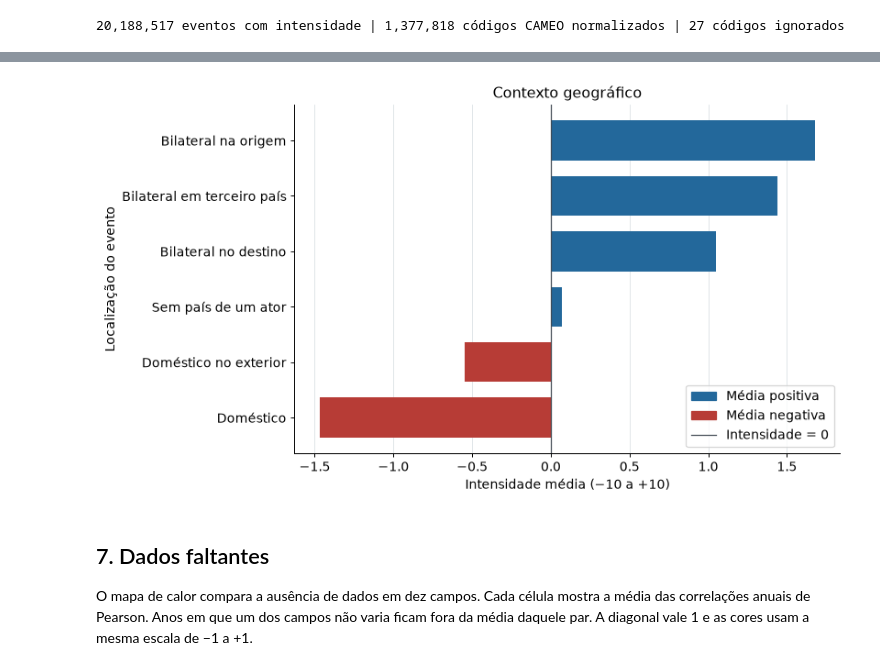
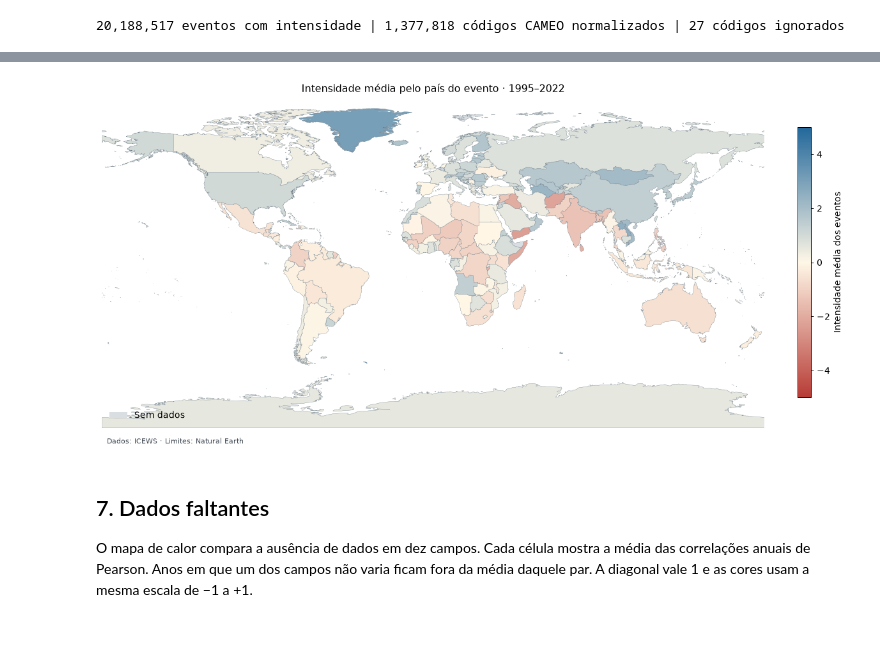
Before and after one commit to eduaab/projeto-grafos, a Jupyter notebook: data/dataset_parte2/Parte2_ICEWS.ipynb, the cells around one changed output, grey strips where cells are left out. Cells and saved outputs as stored; diff of their text form; code cells hidden in the pictures; blank space fills up the shorter version.

```diff
--- a/data/dataset_parte2/Parte2_ICEWS.ipynb
+++ b/data/dataset_parte2/Parte2_ICEWS.ipynb
@@ -756,6 +756,7 @@ def preparar_intensidades(pasta_raw):
     setores = {}
     veiculos = {}
     locais = {}
+    paises_evento = {}
 
     total = 0
     normalizados = 0
@@ -845,6 +846,9 @@ def preparar_intensidades(pasta_raw):
                     contexto = tipo_localizacao(origem, destino, local)
                     acumular(locais, contexto, intensidade)
 
+                    if local:
+                        acumular(paises_evento, local, intensidade)
+
     resumo_cameo = []
 
     for familia, nome in NOMES_FAMILIAS.items():
@@ -865,6 +869,7 @@ def preparar_intensidades(pasta_raw):
         "setor": medias_por_frequencia(setores, "setor"),
         "veiculo": medias_por_frequencia(veiculos, "veiculo"),
         "localizacao": medias_por_frequencia(locais, "tipo_localizacao"),
+        "paises_evento": paises_evento,
     }
     print(f"{total:,} eventos com intensidade | {normalizados:,} códigos CAMEO normalizados | "
           f"{invalidos:,} códigos ignorados")
@@ -996,8 +1017,7 @@ mostrar(fig, "avd_exp4_ano")
 veiculos_frequentes = intensidades["veiculo"][:10]
 veiculos = series_intensidade(veiculos_frequentes, "veiculo", {})
 
-fig, ax = plt.subplots(figsize=(10, 6), layout="constrained")
-barras_intensidade(ax, veiculos, "10 veículos mais frequentes", "Veículo")
-ax.legend(handles=legenda_intensidade(), loc="lower right")
+fig, ax = plt.subplots(figsize=(15.6, 6), layout="constrained")
+barras_intensidade_verticais(ax, veiculos, "10 veículos mais frequentes", "Veículo")
 mostrar(fig, "avd_exp4_veiculos")
 # %% [output]
@@ -1005,12 +1025,86 @@ mostrar(fig, "avd_exp4_veiculos")
 # %%
-locais = series_intensidade(intensidades["localizacao"], "tipo_localizacao", LOCAIS)
+import unicodedata
 
-fig, ax = plt.subplots(figsize=(9, 5), layout="constrained")
-barras_intensidade(ax, locais, "Contexto geográfico", "Localização do evento")
-ax.legend(handles=legenda_intensidade(), loc="lower right")
-mostrar(fig, "avd_exp4_localizacao")
+from matplotlib.cm import ScalarMappable
+from matplotlib.colors import LinearSegmentedColormap, Normalize
+from matplotlib.patches import PathPatch
+from matplotlib.path import Path as CaminhoMatplotlib
+
+
+def chave_pais(nome):
+    texto = unicodedata.normalize("NFKD", nome.casefold())
+    return "".join(caractere for caractere in texto if caractere.isalnum())
+
+
+def mapa_intensidade(paises_evento):
+    caminho = DATASET / "ne_50m_admin_0_map_units.geojson"
+    feicoes = json.loads(caminho.read_text(encoding="utf-8"))["features"]
+    nomes = {}
+    for feicao in feicoes:
+        propriedades = feicao["properties"]
+        for nome in propriedades["nomes"]:
+            nomes[chave_pais(nome)] = propriedades["codigo"]
+
+    equivalencias = {
+        "Cook Island": "COK",
+        "Democratic Republic of Congo": "COD",
+        "Holy See": "VAT",
+        "Moldova, Republic of": "MDA",
+        "Occupied Palestinian Territory": "PSE",
+        "Swaziland": "SWZ",
+        "the former Yugoslav Republic of": "MKD",
+        "the former Yugoslav Republic of Macedonia": "MKD",
+        "CuraÃ§ao": "CUW",
+    }
+    for nome, codigo in equivalencias.items():
+        nomes[chave_pais(nome)] = codigo
+
+    totais = defaultdict(lambda: [0, 0.0])
+    for nome, (contagem, soma) in paises_evento.items():
+        codigo = nomes.get(chave_pais(nome))
+        if codigo is not None:
+            totais[codigo][0] += contagem
+            totais[codigo][1] += soma
+
+    medias = {codigo: soma / contagem for codigo, (contagem, soma) in totais.items()}
+    if not medias:
+        raise ValueError("Nenhum país dos eventos corresponde à base do mapa.")
+
+    amplitude = max(1, math.ceil(max(abs(valor) for valor in medias.values())))
+    escala = Normalize(-amplitude, amplitude)
+    cores = LinearSegmentedColormap.from_list("intensidade_icews", [VERMELHO, "#fff7e7", AZUL])
+    cor_sem_dados = "#d9dee2"
+
+    fig, ax = plt.subplots(figsize=(13, 6.5), layout="constrained")
+    for feicao in feicoes:
+        codigo = feicao["properties"]["codigo"]
+        geometria = feicao["geometry"]
+        poligonos = geometria["coordinates"]
+        if geometria["type"] == "Polygon":
+            poligonos = [poligonos]
+
+        cor = cores(escala(medias[codigo])) if codigo in medias else cor_sem_dados
+        for poligono in poligonos:
+            aneis = [CaminhoMatplotlib(anel, closed=True) for anel in poligono]
+            contorno = CaminhoMatplotlib.make_compound_path(*aneis)
+            ax.add_patch(PathPatch(contorno, facecolor=cor, edgecolor="#71808b", linewidth=0.28))
+
+    fig.colorbar(
+        ScalarMappable(norm=escala, cmap=cores), ax=ax, shrink=0.74,
+        label="Intensidade média dos eventos"
+    )
+    ax.legend(handles=[Patch(facecolor=cor_sem_dados, label="Sem dados")],
+              loc="lower left", frameon=False)
+    ax.set(title="Intensidade média pelo país do evento · 1995–2022",
+           xlim=(-180, 180), ylim=(-90, 90), aspect="equal")
+    ax.set_axis_off()
+    fig.text(0.01, 0.01, "Dados: ICEWS · Limites: Natural Earth", fontsize=9, color=NEUTRO)
+    mostrar(fig, "avd_exp4_localizacao")
+
+
+mapa_intensidade(intensidades["paises_evento"])
 # %% [output]
-[figure, old version]
+[figure, new version]
 # %% [markdown]
 ## 7. Dados faltantes
 
```
Also changed, not shown: parts of 5 cells of this notebook, 8 other files.
